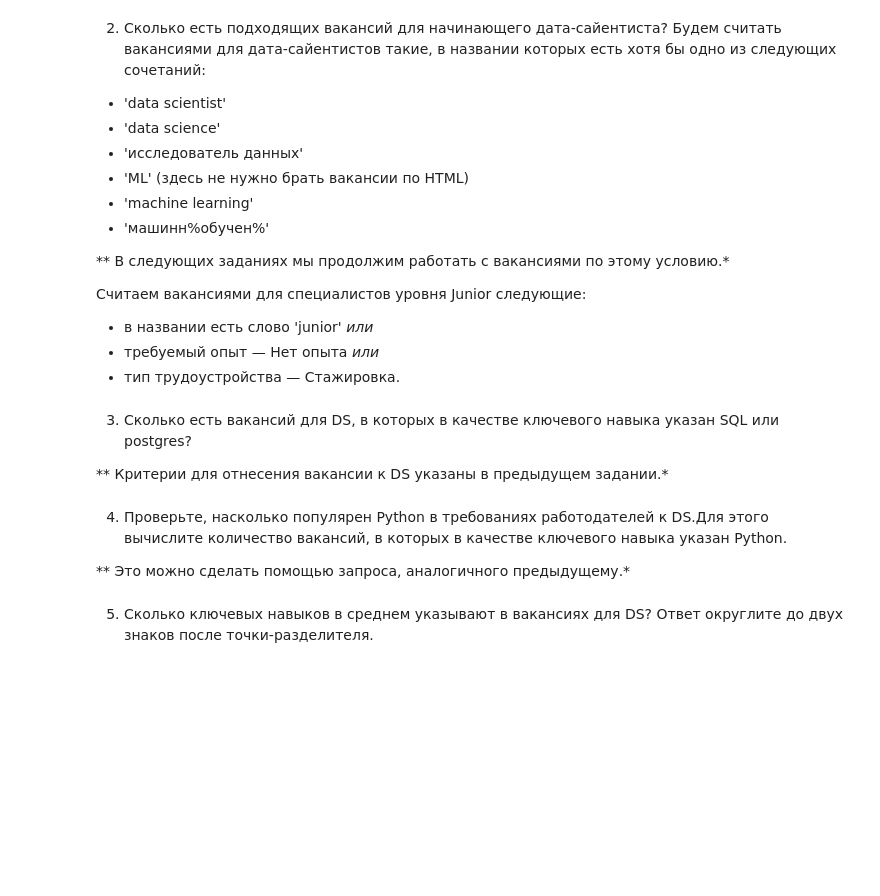
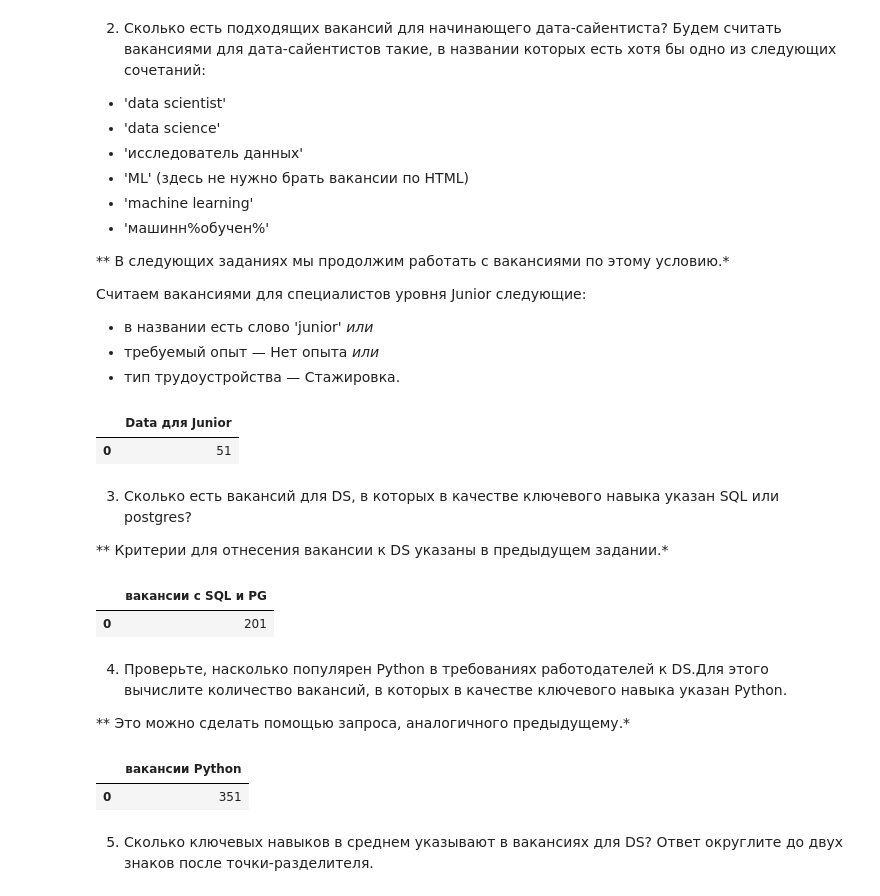
Before and after one commit to Tatpraded/DS_1017_Praded, a Jupyter notebook: project_2/Project-2.ipynb, the cells around one changed output. Saved outputs shown, nothing was run; the diff lists cells and outputs as text; code cells hidden in the pictures; blank space fills up the shorter version.

```diff
--- a/project_2/Project-2.ipynb
+++ b/project_2/Project-2.ipynb
@@ -450,9 +457,25 @@ df.head(20)
 * требуемый опыт — Нет опыта *или*
 * тип трудоустройства — Стажировка.
 # %%
-# текст запроса
+query_6_2 = f'''select
+                count(id) "Data для Junior"
+                from vacancies
+                where
+                (name ilike '%data%scientist%' or
+                name ilike '%data%science%' or
+                name ilike '%исследователь%данных%' or
+                (name like '%ML%' and name not ilike '%HTML%') or
+                name ilike '%machine%learning%' or
+                name ilike '%машинн%обучен%')
+                and (name ilike '%junior%' or experience = 'Нет опыта' or employment = 'Стажировка' )
+
+        '''
 # %%
-# результат запроса
+df = pd.read_sql_query(query_6_2, connection)
+df
+# %% [output]
+|  | Data для Junior |
+| 0 | 51 |
 # %% [markdown]
 3. Сколько есть вакансий для DS, в которых в качестве ключевого навыка указан SQL или postgres?
 
@@ -462,5 +497,9 @@ df.head(20)
 # %%
-# результат запроса
+df = pd.read_sql_query(query_6_3, connection)
+df
+# %% [output]
+|  | вакансии с SQL и PG |
+| 0 | 201 |
 # %% [markdown]
 4. Проверьте, насколько популярен Python в требованиях работодателей к DS.Для этого вычислите количество вакансий, в которых в качестве ключевого навыка указан Python.
 
@@ -470,5 +521,9 @@ df.head(20)
 # %%
-# результат запроса
+df = pd.read_sql_query(query_6_4, connection)
+df
+# %% [output]
+|  | вакансии Python |
+| 0 | 351 |
 # %% [markdown]
 5. Сколько ключевых навыков в среднем указывают в вакансиях для DS?
 Ответ округлите до двух знаков после точки-разделителя.
```
Also changed, not shown: parts of 8 cells of this notebook.
